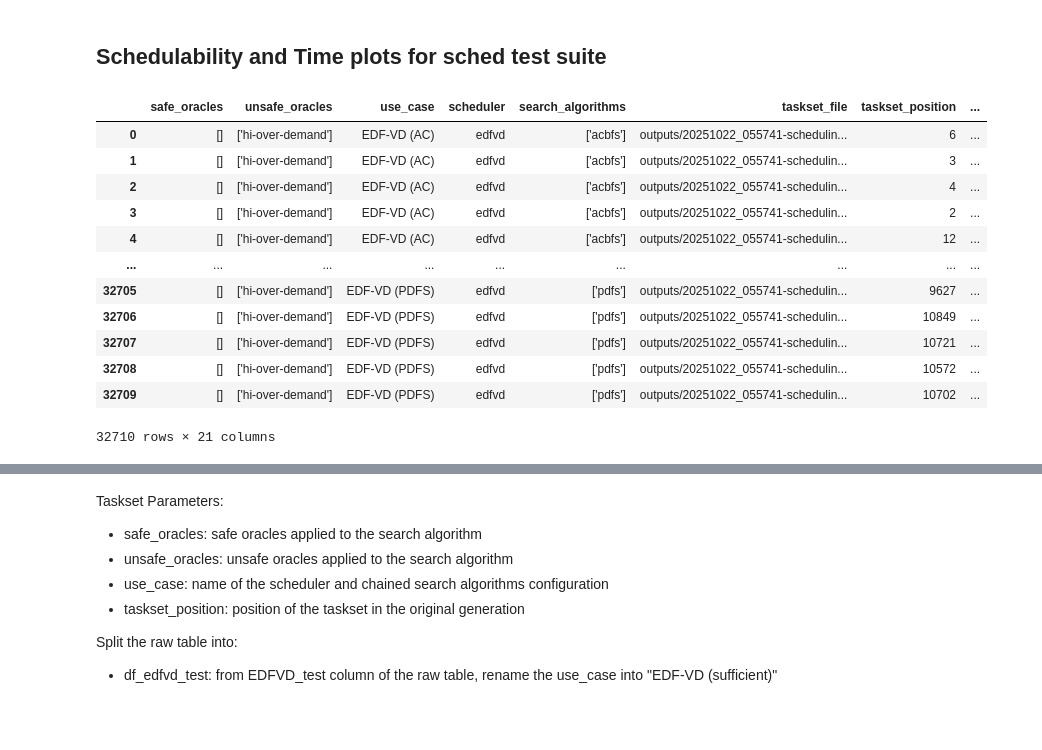
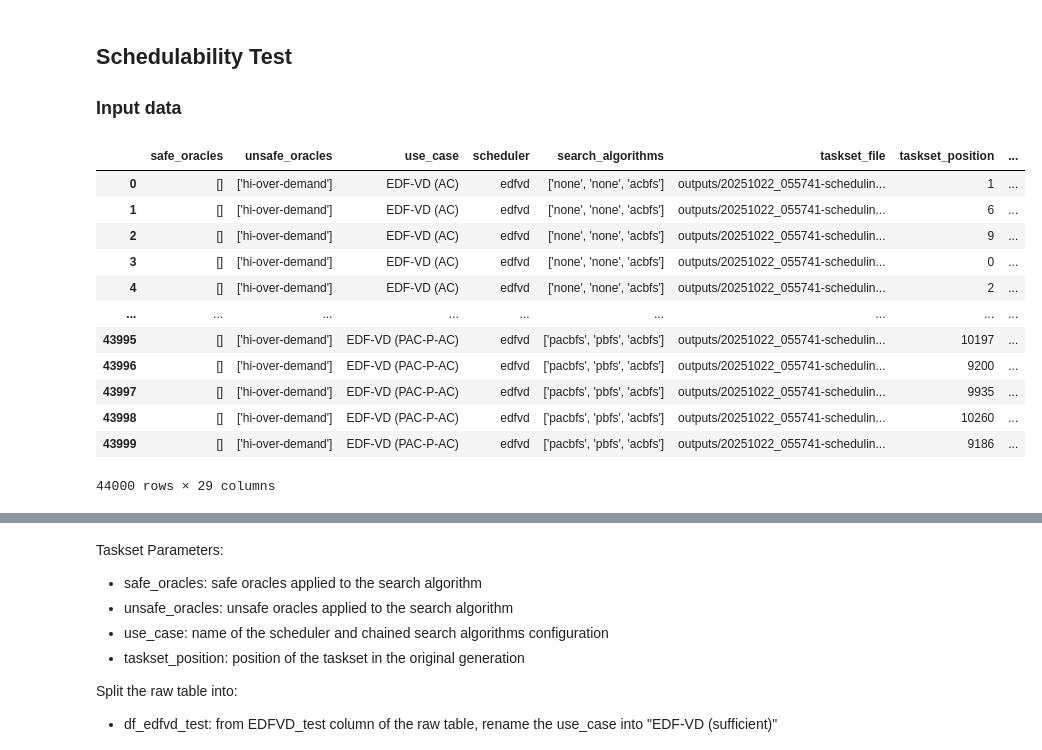
Before and after one commit to Jordan-Sun/mixed-criticality-graph-xp, a Jupyter notebook: notebooks/charts-rtss.ipynb, the cells around one changed output, grey strips where cells are left out. Cells and saved outputs as stored; diff of their text form; code cells hidden in the pictures; blank space fills up the shorter version.

```diff
--- a/notebooks/charts-rtss.ipynb
+++ b/notebooks/charts-rtss.ipynb
@@ -300,23 +303,40 @@ f.savefig(
     bbox_inches="tight",
 )
 # %% [markdown]
-## Schedulability and Time plots for sched test suite
+## Schedulability Test
+### Input data
 # %%
-path = "./results/results-mcs_schedulability-2026-05-13_05-36-27.csv"
+# Load baseline results
+path = "./results/results-mcs_schedulability-edfvd-chained.csv"
 df_sch = pd.read_csv(path, sep=";")
 
+# Add test results from the latest test
+# Remove any existing results for the same use cases to avoid duplicates and print the ones removed
+# patch_paths = ["./results/results-mcs_schedulability-2026-05-13_20-15-53.csv"]
+patch_paths = []
+existing_use_cases = set(df_sch["use_case"].unique())
+for patch_path in patch_paths:
+    df_patch = pd.read_csv(patch_path, sep=";")
+    new_use_cases = set(df_patch["use_case"].unique())
+    overwritten_use_cases = existing_use_cases.intersection(new_use_cases)
+    if overwritten_use_cases:
+        print(f"Overwriting use cases: {overwritten_use_cases}")
+        df_sch = df_sch[~df_sch["use_case"].isin(overwritten_use_cases)]
+    df_patch = df_patch[~df_patch["use_case"].isin(existing_use_cases)]
+    df_sch = pd.concat([df_sch, df_patch], ignore_index=True)
+
 df_sch
 # %% [output]
 |  | safe_oracles | unsafe_oracles | use_case | scheduler | search_algorithms | taskset_file | taskset_position | ... |
-| 0 | [] | ['hi-over-demand'] | EDF-VD (AC) | edfvd | ['acbfs'] | outputs/20251022_055741-schedulin... | 6 | ... |
-| 1 | [] | ['hi-over-demand'] | EDF-VD (AC) | edfvd | ['acbfs'] | outputs/20251022_055741-schedulin... | 3 | ... |
-| 2 | [] | ['hi-over-demand'] | EDF-VD (AC) | edfvd | ['acbfs'] | outputs/20251022_055741-schedulin... | 4 | ... |
-| 3 | [] | ['hi-over-demand'] | EDF-VD (AC) | edfvd | ['acbfs'] | outputs/20251022_055741-schedulin... | 2 | ... |
-| 4 | [] | ['hi-over-demand'] | EDF-VD (AC) | edfvd | ['acbfs'] | outputs/20251022_055741-schedulin... | 12 | ... |
+| 0 | [] | ['hi-over-demand'] | EDF-VD (AC) | edfvd | ['none', 'none', 'acbfs'] | outputs/20251022_055741-schedulin... | 1 | ... |
+| 1 | [] | ['hi-over-demand'] | EDF-VD (AC) | edfvd | ['none', 'none', 'acbfs'] | outputs/20251022_055741-schedulin... | 6 | ... |
+| 2 | [] | ['hi-over-demand'] | EDF-VD (AC) | edfvd | ['none', 'none', 'acbfs'] | outputs/20251022_055741-schedulin... | 9 | ... |
+| 3 | [] | ['hi-over-demand'] | EDF-VD (AC) | edfvd | ['none', 'none', 'acbfs'] | outputs/20251022_055741-schedulin... | 0 | ... |
+| 4 | [] | ['hi-over-demand'] | EDF-VD (AC) | edfvd | ['none', 'none', 'acbfs'] | outputs/20251022_055741-schedulin... | 2 | ... |
 | ... | ... | ... | ... | ... | ... | ... | ... | ... |
-| 32705 | [] | ['hi-over-demand'] | EDF-VD (PDFS) | edfvd | ['pdfs'] | outputs/20251022_055741-schedulin... | 9627 | ... |
-| 32706 | [] | ['hi-over-demand'] | EDF-VD (PDFS) | edfvd | ['pdfs'] | outputs/20251022_055741-schedulin... | 10849 | ... |
-| 32707 | [] | ['hi-over-demand'] | EDF-VD (PDFS) | edfvd | ['pdfs'] | outputs/20251022_055741-schedulin... | 10721 | ... |
-| 32708 | [] | ['hi-over-demand'] | EDF-VD (PDFS) | edfvd | ['pdfs'] | outputs/20251022_055741-schedulin... | 10572 | ... |
-| 32709 | [] | ['hi-over-demand'] | EDF-VD (PDFS) | edfvd | ['pdfs'] | outputs/20251022_055741-schedulin... | 10702 | ... |
+| 43995 | [] | ['hi-over-demand'] | EDF-VD (PAC-P-AC) | edfvd | ['pacbfs', 'pbfs', 'acbfs'] | outputs/20251022_055741-schedulin... | 10197 | ... |
+| 43996 | [] | ['hi-over-demand'] | EDF-VD (PAC-P-AC) | edfvd | ['pacbfs', 'pbfs', 'acbfs'] | outputs/20251022_055741-schedulin... | 9200 | ... |
+| 43997 | [] | ['hi-over-demand'] | EDF-VD (PAC-P-AC) | edfvd | ['pacbfs', 'pbfs', 'acbfs'] | outputs/20251022_055741-schedulin... | 9935 | ... |
+| 43998 | [] | ['hi-over-demand'] | EDF-VD (PAC-P-AC) | edfvd | ['pacbfs', 'pbfs', 'acbfs'] | outputs/20251022_055741-schedulin... | 10260 | ... |
+| 43999 | [] | ['hi-over-demand'] | EDF-VD (PAC-P-AC) | edfvd | ['pacbfs', 'pbfs', 'acbfs'] | outputs/20251022_055741-schedulin... | 9186 | ... |
-32710 rows × 21 columns
+44000 rows × 29 columns
```
Also changed, not shown: parts of 29 cells of this notebook, 4 other files.
